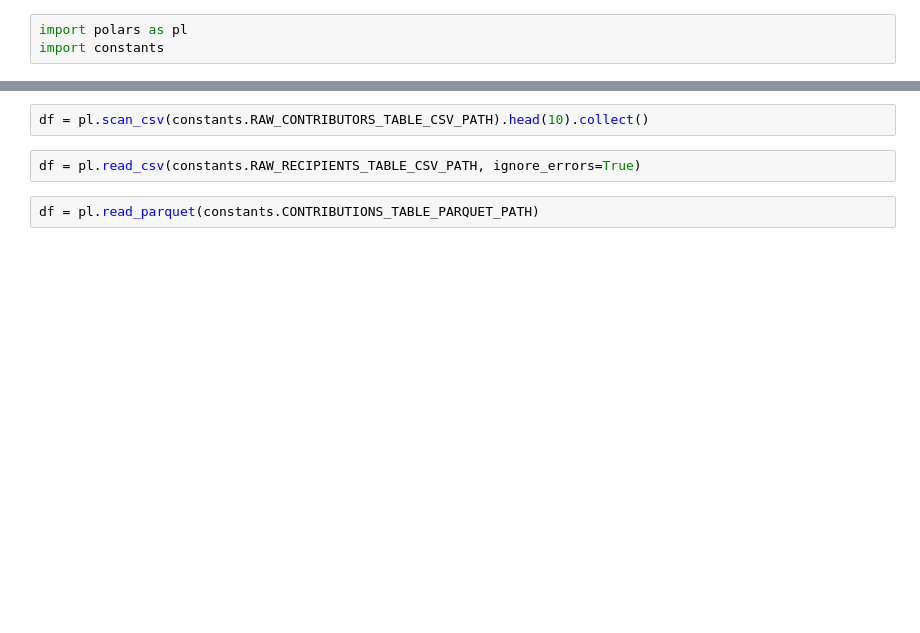
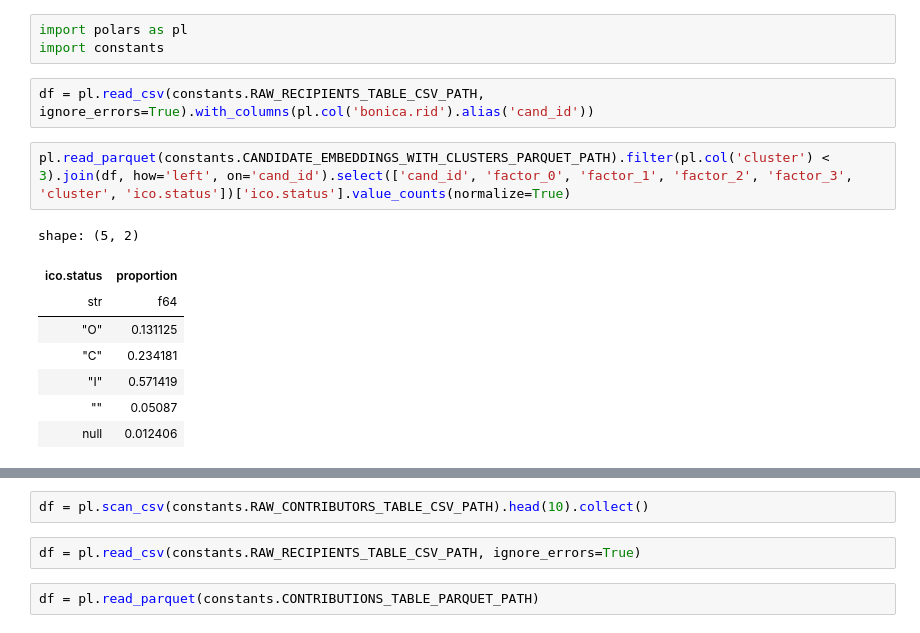
Before and after one commit to NipunDas/FEC-Election-Spending-Analysis, a Jupyter notebook: final-draft/experimentation.ipynb, the cells around one changed output, grey strips where cells are left out. Saved outputs shown, nothing was run; the diff lists cells and outputs as text; blank space fills up the shorter version.

```diff
--- a/final-draft/experimentation.ipynb
+++ b/final-draft/experimentation.ipynb
@@ -1,3 +1,16 @@
 # %%
 import polars as pl
 import constants
+# %%
+df = pl.read_csv(constants.RAW_RECIPIENTS_TABLE_CSV_PATH, ignore_errors=True).with_columns(pl.col('bonica.rid').alias('cand_id'))
+# %%
+pl.read_parquet(constants.CANDIDATE_EMBEDDINGS_WITH_CLUSTERS_PARQUET_PATH).filter(pl.col('cluster') < 3).join(df, how='left', on='cand_id').select(['cand_id', 'factor_0', 'factor_1', 'factor_2', 'factor_3', 'cluster', 'ico.status'])['ico.status'].value_counts(normalize=True)
+# %% [output]
+shape: (5, 2)
+| ico.status | proportion |
+| str | f64 |
+| "O" | 0.131125 |
+| "C" | 0.234181 |
+| "I" | 0.571419 |
+| "" | 0.05087 |
+| null | 0.012406 |
```
Also changed, not shown: parts of 3 cells of this notebook, 14 other files.
